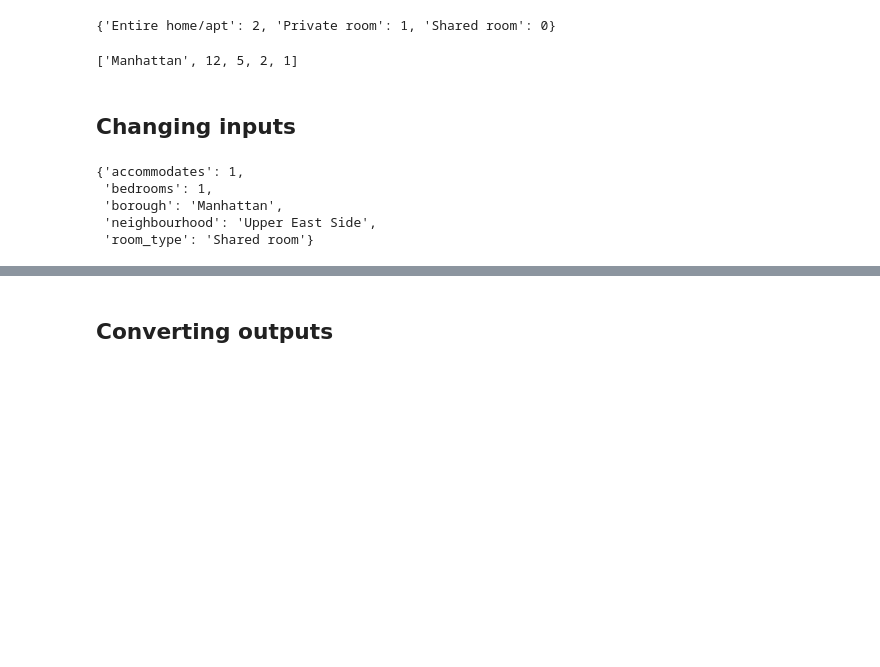
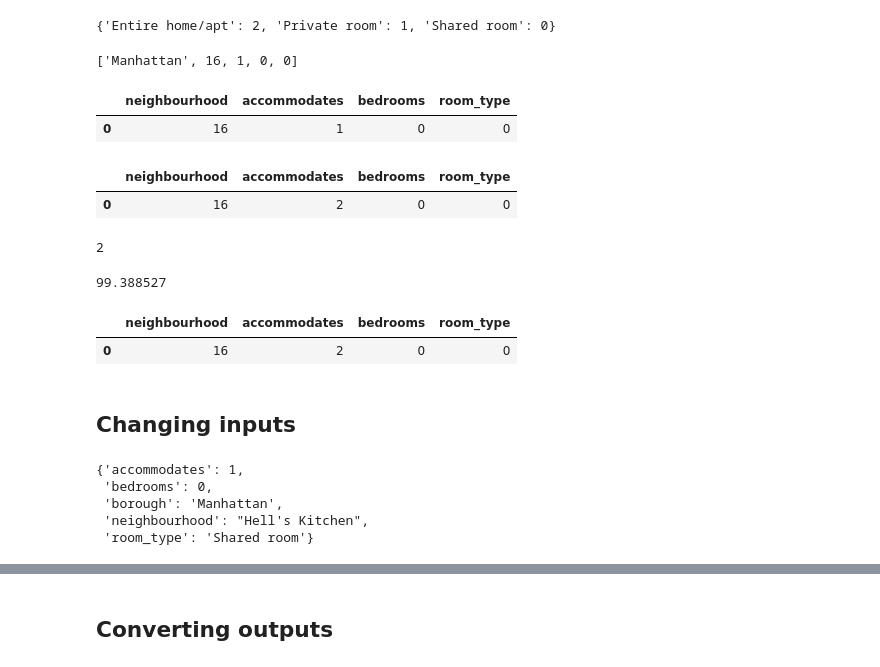
Before and after one commit to Vkuruganti/hackathon-airbnb, a Jupyter notebook: python-code/initial-exploration-listing.ipynb, the cells around one changed output, grey strips where cells are left out. Cells and saved outputs as stored; diff of their text form; code cells hidden in the pictures; blank space fills up the shorter version.

```diff
--- a/python/initial-exploration-listing.ipynb
+++ b/python-code/initial-exploration-listing.ipynb
@@ -191,10 +191,10 @@ boroughs
 # %% [output]
 array(['Manhattan', 'Brooklyn', 'Queens', 'Staten Island', 'Bronx'], dtype=object)
 # %%
-manmodel = linear_model.RidgeCV(cv=5, fit_intercept=False)
-brookmodel = linear_model.RidgeCV(cv=5, fit_intercept=False)
-queensmodel = linear_model.RidgeCV(cv=5, fit_intercept=False)
-simodel = linear_model.RidgeCV(cv=5, fit_intercept=False)
-bronxmodel = linear_model.RidgeCV(cv=5, fit_intercept=False)
+manmodel = linear_model.RidgeCV(cv=5)
+brookmodel = linear_model.RidgeCV(cv=5)
+queensmodel = linear_model.RidgeCV(cv=5)
+simodel = linear_model.RidgeCV(cv=5)
+bronxmodel = linear_model.RidgeCV(cv=5)
 # %%
 models = [manmodel, brookmodel, queensmodel, simodel, bronxmodel]
@@ -242,12 +240,38 @@ def convert_sample_input(sample):
 sample_input = {"borough": "Manhattan",
                 "neighbourhood": "Upper East Side",
                 "accommodates": 5,
-                "bedrooms": 2,
+                "bedrooms": 0,
                 "room_type": "Private room"}
 # %%
 convert_sample_input(sample_input)
 # %% [output]
-['Manhattan', 12, 5, 2, 1]
+['Manhattan', 16, 1, 0, 0]
+# %%
+test = pd.DataFrame(convert_sample_input(sample_input)[1:]).T
+test.columns = ["neighbourhood", "accommodates", "bedrooms","room_type"]
+test
+# %% [output]
+|  | neighbourhood | accommodates | bedrooms | room_type |
+| 0 | 16 | 1 | 0 | 0 |
+# %%
+test.loc[0,"accommodates"] = 2
+test
+# %% [output]
+|  | neighbourhood | accommodates | bedrooms | room_type |
+| 0 | 16 | 2 | 0 | 0 |
+# %%
+test.loc[0,"accommodates"]
+# %% [output]
+2
+# %%
+manmodel.predict(test)[0]
+# %% [output]
+99.388527
+# %%
+test
+# %% [output]
+|  | neighbourhood | accommodates | bedrooms | room_type |
+| 0 | 16 | 2 | 0 | 0 |
 # %% [markdown]
 ## Changing inputs
 # %%
@@ -274,9 +303,9 @@ def gen_output(sample_input):
 sample_input
 # %% [output]
 {'accommodates': 1,
- 'bedrooms': 1,
+ 'bedrooms': 0,
  'borough': 'Manhattan',
- 'neighbourhood': 'Upper East Side',
+ 'neighbourhood': "Hell's Kitchen",
  'room_type': 'Shared room'}
 # %%
 gen_output(sample_input)
```
Also changed, not shown: parts of 16 cells of this notebook, 21 other files.
